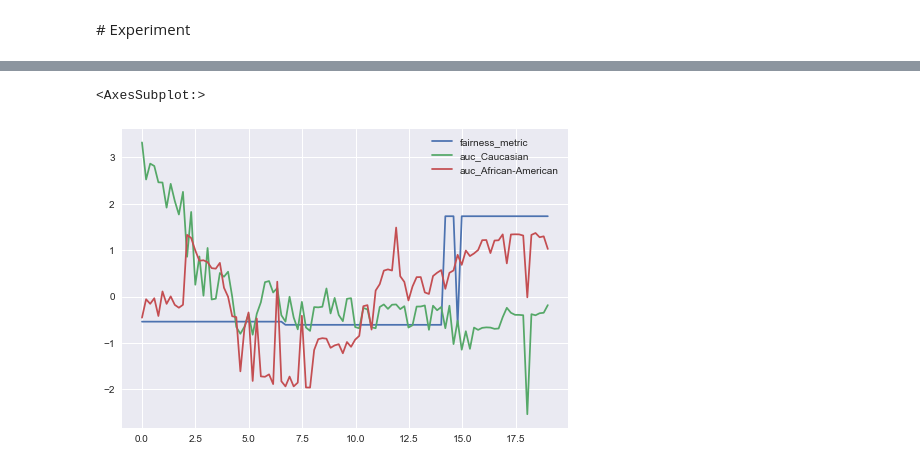
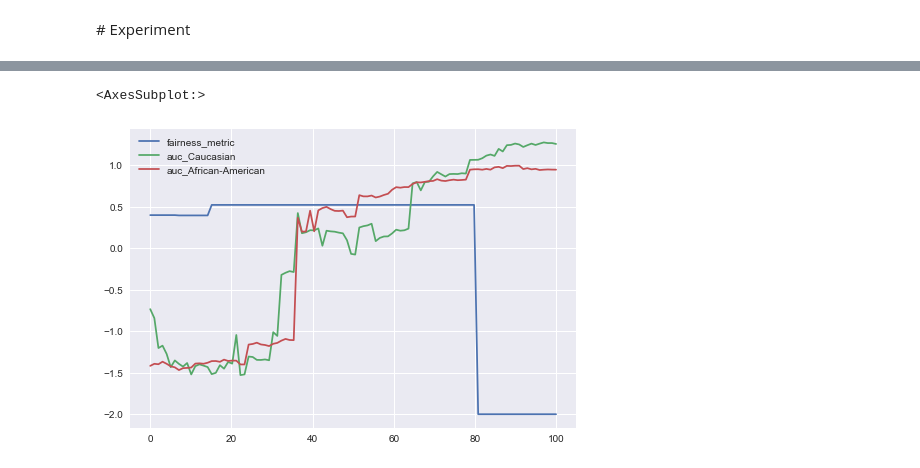
Before and after one commit to cmougan/FairEncoder, a Jupyter notebook: Vanilla.ipynb, the cells around one changed output, grey strips where cells are left out. Cells and saved outputs as stored; diff of their text form; code cells hidden in the pictures.

```diff
--- a/Vanilla.ipynb
+++ b/Vanilla.ipynb
@@ -10,6 +10,9 @@ plt.style.use('seaborn')
 
 import warnings
 warnings.filterwarnings('ignore')
+# %%
+import matplotlib.pyplot as plt
+plt.rcParams['figure.figsize'] = [10, 5]
 # %%
 from fairlearn.metrics import MetricFrame
 from fairlearn.metrics import selection_rate, false_positive_rate,true_positive_rate,count
@@ -132,8 +137,6 @@ def metric_calculator(
 
     g1 = data[data[col]==group1]
     g2 = data[data[col]==group2]
-
-    modelo.predict(g1)
 
 
     g1_true = aux[aux[col]==group1].target
@@ -178,6 +181,13 @@ def metric_calculator(
 def fair_encoder(model, param: str, enc: str = "mestimate", scaling: bool = True):
     auc = {}
     metrica = []
+
+    assert enc in [
+        "mestimate",
+        "targetenc",
+        "leaveoneout",
+        "ohe",
+    ], "Encoder not available or check for spelling mistakes"
 
     for m in tqdm(param):
         if enc == "mestimate":
@@ -186,6 +196,8 @@ def fair_encoder(model, param: str, enc: str = "mestimate", scaling: bool = True
             encoder = TargetEncoder(smoothing=m)
         elif enc == "leaveoneout":
             encoder = LeaveOneOutEncoder(sigma=m)
+        elif enc == "ohe":
+            encoder = OneHotEncoder()
 
         pipe = Pipeline([("encoder", encoder), ("model", model)])
         pipe.fit(X_tr, y_tr)
@@ -228,0 +252,6 @@ PARAM = np.linspace(0, 19, 100)
+# %%
+PARAM = np.linspace(0, 100, 10)
+SCALING=False
+fair_encoder(
+    model=LogisticRegression(), enc="mestimate", param=PARAM, scaling=SCALING
+).plot()
@@ -229,7 +261,8 @@ PARAM = np.linspace(0, 19, 100)
 # %%
+PARAM = np.linspace(0, 100, 100)
 fair_encoder(
     model=LogisticRegression(), enc="mestimate", param=PARAM, scaling=SCALING
 ).plot()
 # %% [output]
 <AxesSubplot:>
-[figure, old version]
+[figure, new version]
```
Also changed, not shown: parts of 8 cells of this notebook.
